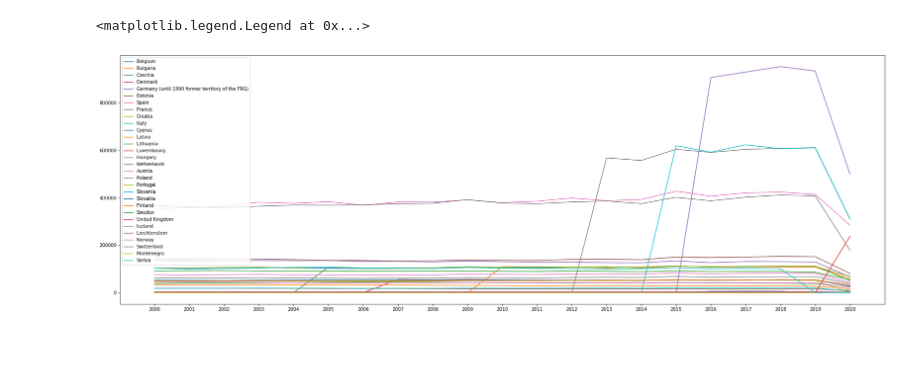
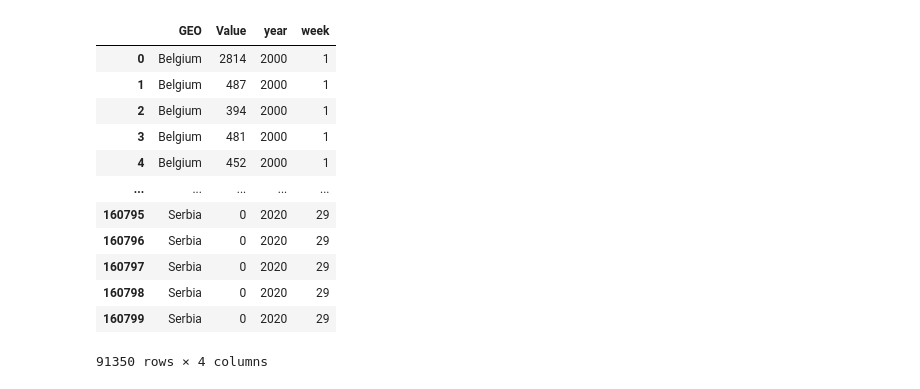
Before and after one commit to mvilarinho/coronavirus, a Jupyter notebook: byCountry.ipynb, the cells around one changed output. Cells and saved outputs as stored; diff of their text form; code cells hidden in the pictures; blank space fills up the shorter version.

Commit message:
Add files via upload
Comparative 20 first weeks of 2020 vs mean 2000-2019

```diff
--- a/byCountry.ipynb
+++ b/byCountry.ipynb
@@ -151,10 +15,26 @@ data_pais
-# %%
-import matplotlib.pyplot as plt
-_,ax=plt.subplots(figsize=(30,10))
-for pais in paises:
-    data_pais = data_anual.loc[data_total.GEO==pais].groupby(['GEO','year']).sum().reset_index()
-    ax.plot(data_pais.year, data_pais.Value, label=pais)
-plt.legend()
-# %% [output]
-<matplotlib.legend.Legend at 0x...>
-[figure, removed]
+# %%
+
+data['year']=data.TIME.apply(lambda x:x[0:4])
+data['week']=data.TIME.apply(lambda x:x[-2:])
+data = data.drop(columns = ['TIME', 'UNIT', 'SEX', 'AGE', 'Flag and Footnotes'])
+data.week=data.week.astype(int)
+data=data.loc[data.week<30]
+data.Value = data.Value.apply(lambda x:x.replace('.',''))
+data.Value = data.Value.apply(lambda x:x.replace(':','0'))
+data.Value=data.Value.astype(int)
+data.GEO=data.GEO.apply(lambda x:'Germany' if x[0:3]=='Ger' else x)
+data
+# %% [output]
+|  | GEO | Value | year | week |
+| 0 | Belgium | 2814 | 2000 | 1 |
+| 1 | Belgium | 487 | 2000 | 1 |
+| 2 | Belgium | 394 | 2000 | 1 |
+| 3 | Belgium | 481 | 2000 | 1 |
+| 4 | Belgium | 452 | 2000 | 1 |
+| ... | ... | ... | ... | ... |
+| 160795 | Serbia | 0 | 2020 | 29 |
+| 160796 | Serbia | 0 | 2020 | 29 |
+| 160797 | Serbia | 0 | 2020 | 29 |
+| 160798 | Serbia | 0 | 2020 | 29 |
+| 160799 | Serbia | 0 | 2020 | 29 |
+91350 rows × 4 columns
```
Also changed, not shown: parts of 18 cells of this notebook.
